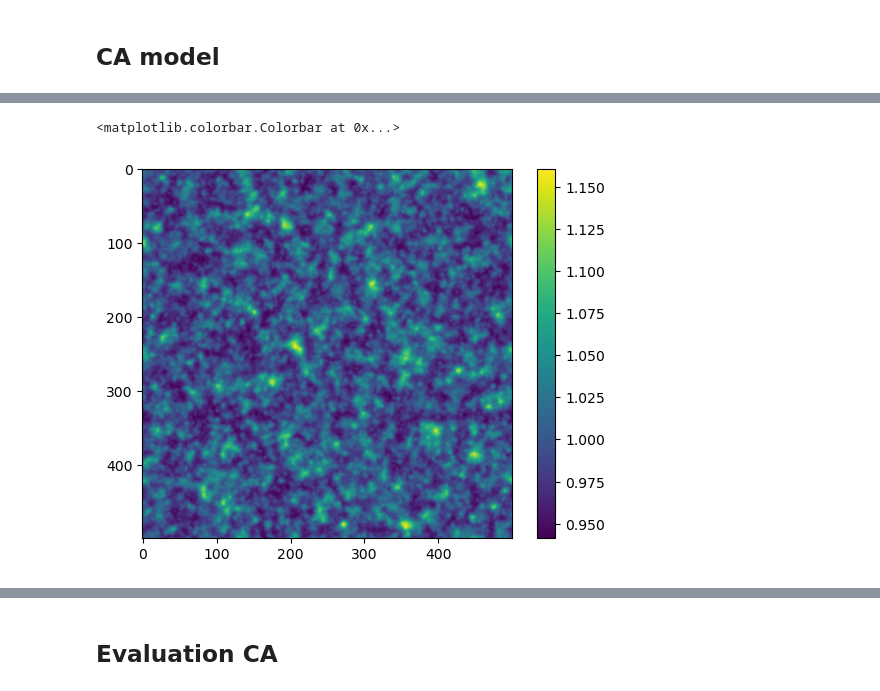
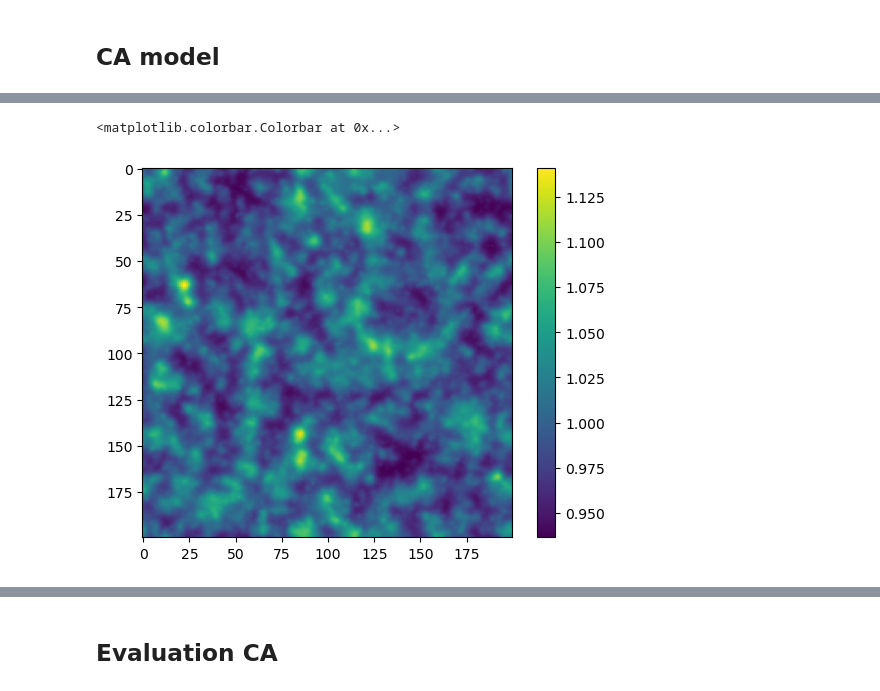
Before and after one commit to PaulHosek/ComplexSystemSimulation, a Jupyter notebook: model_example.ipynb, the cells around one changed output, grey strips where cells are left out. Saved outputs shown, nothing was run; the diff lists cells and outputs as text; code cells hidden in the pictures.

```diff
--- a/model_example.ipynb
+++ b/model_example.ipynb
@@ -27,7 +23,7 @@ norm = colors.BoundaryNorm(bounds, cmap.N)
 # %%
 # initialize model with 'snow dune topography' Popovic et al., 2020
 
-res = 500                       # size of the domain
+res = 200                       # size of the domain
 mode = 'snow_dune'              # topography type
 tmax = 2; dt = 0.1              # diffusion time and time-step if mode = 'diffusion' or mode = 'rayleigh'
 g = 1                           # anisotropy parameter
@@ -60,7 +52,4 @@ Ht_0.min()
 # %%
-ca_model = CA_model.CA_model(Ht_0, h, dt = 15, dx = 1, periodic_bounds=False)
-# ca_model.H[ca_model.psi == ca_model.psi.min()] = 0
-hs = []
-Hs = []
-Hts = []
-# hes = []
+ca_model = CA_model.CA_model(Ht_0, h, dt = 10, dx = 1)
+# %%
+h, H, Ht = ca_model.run(1000)
@@ -67,6 +62,7 @@ Hts = []
 # %%
-plt.imshow(ca_model.H)
+plt.imshow(np.ma.masked_where(H<=0, H))
+plt.imshow(H)
 plt.colorbar()
 # %% [output]
 <matplotlib.colorbar.Colorbar at 0x...>
-[figure, old version]
+[figure, new version]
```
Also changed, not shown: parts of 31 cells of this notebook, 2 other files.
